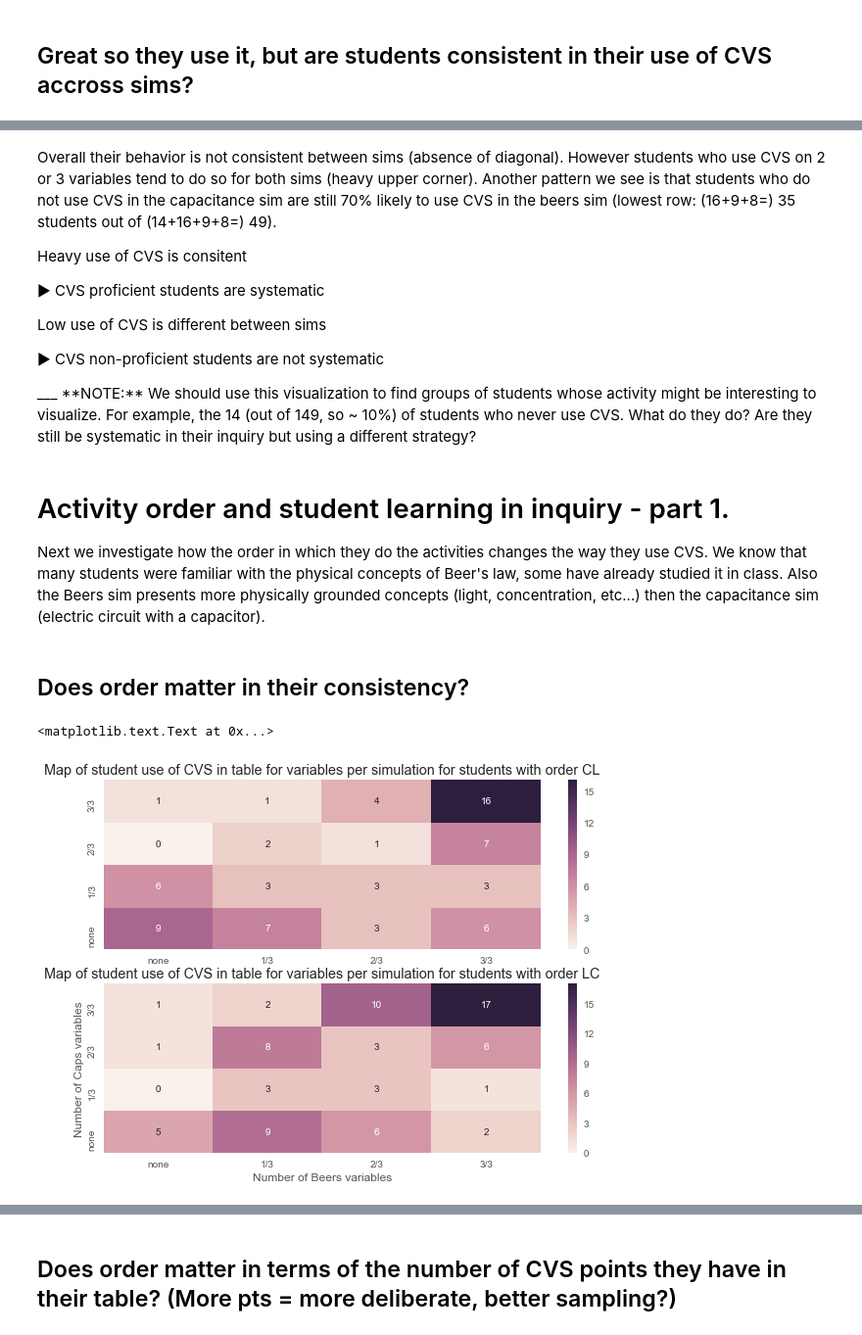
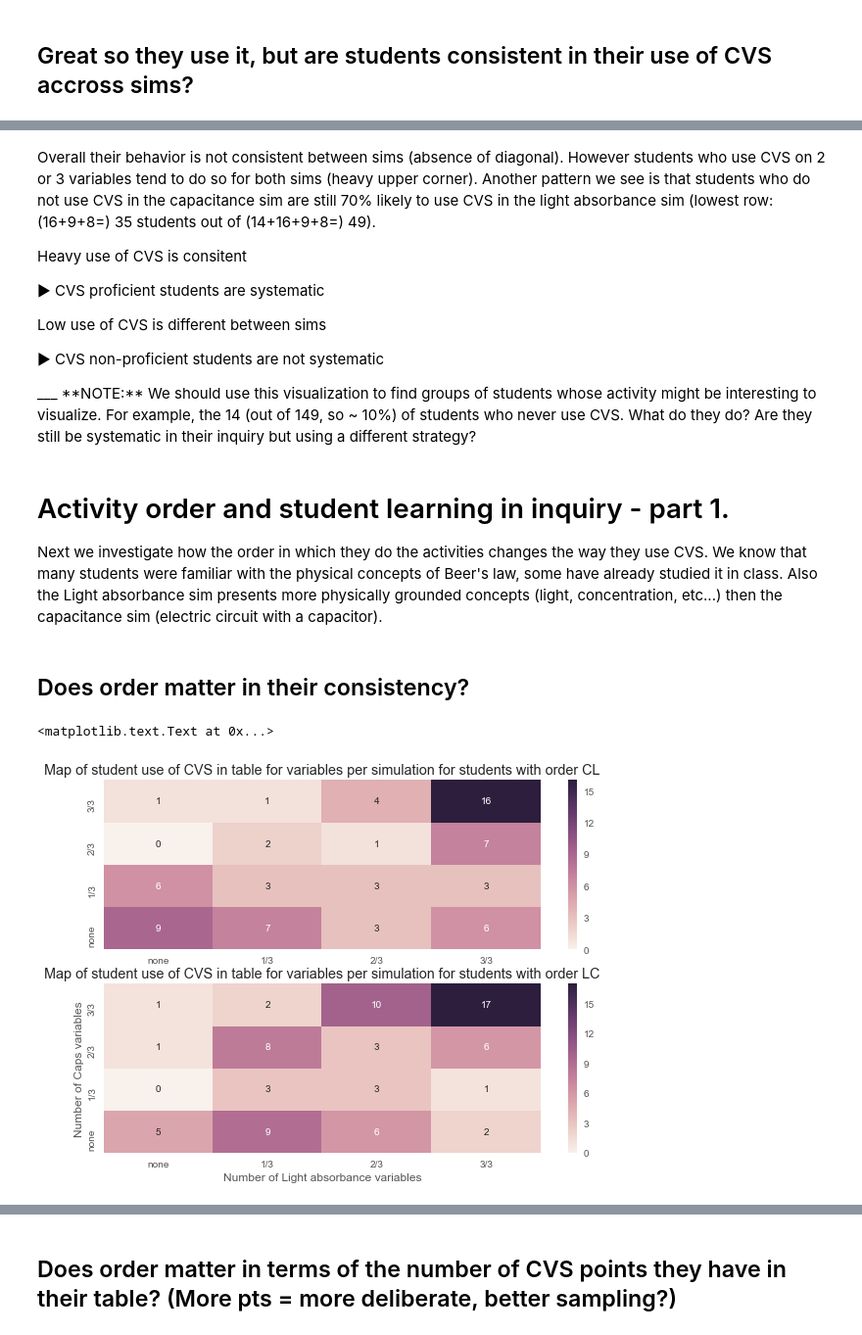
Before and after one commit to jmassall/inquiry_virtualLabs_study, a Jupyter notebook: analyzing_log/cvs_skill_analysis_report.ipynb, the cells around one changed output, grey strips where cells are left out. Shown: that part at 98% size. Cells and saved outputs as stored; diff of their text form; code cells hidden in the pictures.

```diff
--- a/analyzing_log/cvs_skill_analysis_report.ipynb
+++ b/analyzing_log/cvs_skill_analysis_report.ipynb
@@ -65,9 +84,9 @@ for v in variables:
 graph_cvs_df2['sum'] = graph_cvs_df2[variables].sum(axis=1)
 table_cvs_df2['sum'] = table_cvs_df2[variables].sum(axis=1)
 table_cvs_df2['sum caps'] = table_cvs_df2[['Battery voltage','Area','Separation']].sum(axis=1)
-table_cvs_df2['sum beers'] = table_cvs_df2[["Wavelength","Width","Concentration"]].sum(axis=1)
+table_cvs_df2['sum light absorbance'] = table_cvs_df2[["Wavelength","Width","Concentration"]].sum(axis=1)
 graph_cvs_df2['sum caps'] = graph_cvs_df2[['Battery voltage','Area','Separation']].sum(axis=1)
-graph_cvs_df2['sum beers'] = graph_cvs_df2[["Wavelength","Width","Concentration"]].sum(axis=1)
+graph_cvs_df2['sum light absorbance'] = graph_cvs_df2[["Wavelength","Width","Concentration"]].sum(axis=1)
 # %% [markdown]
 Before we dig into specifics let's figure out what how often students to CVS and on how many variables:
 # %%
@@ -135,11 +145,11 @@ most are between 6-7. Wavelength stands out with a average of 8. No surprise the
 cvs_sim = np.zeros((4,4),dtype=int)
 for i in range(4):
     for j in range(4):
-        cvs_sim[i,j] = len(table_cvs_df2[(table_cvs_df2['sum caps']==i)&(table_cvs_df2['sum beers']==j)])
+        cvs_sim[i,j] = len(table_cvs_df2[(table_cvs_df2['sum caps']==i)&(table_cvs_df2['sum light absorbance']==j)])
 ax = sns.heatmap(np.flip(cvs_sim,0),annot=True, fmt="d")
 ax.set_xticklabels(['none','1/3','2/3','3/3'])
 ax.set_yticklabels(['none','1/3','2/3','3/3'])
-plt.xlabel('Number of Beers variables')
+plt.xlabel('Number of light absorbance variables')
 plt.ylabel('Number of Caps variables')
 plt.title('Map of student use of CVS in their table for variables per simulation')
 # %% [output]
@@ -148,5 +158,5 @@ plt.title('Map of student use of CVS in their table for variables per simulation
 # %% [markdown]
-Overall their behavior is not consistent between sims (absence of diagonal). However students who use CVS on 2 or 3 variables tend to do so for both sims (heavy upper corner). Another pattern we see is that students who do not use CVS in the capacitance sim are still 70% likely to use CVS in the beers sim (lowest row: (16+9+8=) 35 students out of (14+16+9+8=) 49).
+Overall their behavior is not consistent between sims (absence of diagonal). However students who use CVS on 2 or 3 variables tend to do so for both sims (heavy upper corner). Another pattern we see is that students who do not use CVS in the capacitance sim are still 70% likely to use CVS in the light absorbance sim (lowest row: (16+9+8=) 35 students out of (14+16+9+8=) 49).
 
 Heavy use of CVS is consitent
 <p> &#9654; CVS proficient students are systematic </p>
@@ -157,35 +167,35 @@ ___
 **NOTE:** We should use this visualization to find groups of students whose activity might be interesting to visualize. For example, the 14 (out of 149, so ~ 10%) of students who never use CVS. What do they do? Are they still be systematic in their inquiry but using a different strategy?
 # %% [markdown]
 # Activity order and student learning in inquiry - part 1.
-Next we investigate how the order in which they do the activities changes the way they use CVS. We know that many students were familiar with the physical concepts of Beer's law, some have already studied it in class. Also the Beers sim presents more physically grounded concepts (light, concentration, etc...) then the capacitance sim (electric circuit with a capacitor).
+Next we investigate how the order in which they do the activities changes the way they use CVS. We know that many students were familiar with the physical concepts of Beer's law, some have already studied it in class. Also the Light absorbance sim presents more physically grounded concepts (light, concentration, etc...) then the capacitance sim (electric circuit with a capacitor).
 # %% [markdown]
 ## Does order matter in their consistency?
 # %%
 f, (ax1, ax2) = plt.subplots(2)
 ax = ax1
 cvs_sim = np.zeros((4,4),dtype=int)
 for i in range(4):
     for j in range(4):
-        cvs_sim[i,j] = len(table_cvs_df2[(table_cvs_df2['sum caps']==i)&(table_cvs_df2['sum beers']==j)&(table_cvs_df2['activity order']=='CL')])
+        cvs_sim[i,j] = len(table_cvs_df2[(table_cvs_df2['sum caps']==i)&(table_cvs_df2['sum light absorbance']==j)&(table_cvs_df2['activity order']=='CL')])
 sns.heatmap(np.flip(cvs_sim,0),annot=True, fmt="d",ax=ax1)
 ax.set_xticklabels(['none','1/3','2/3','3/3'])
 ax.set_yticklabels(['none','1/3','2/3','3/3'])
-plt.xlabel('Number of Beers variables')
+plt.xlabel('Number of Light absorbance variables')
 plt.ylabel('Number of Caps variables')
 ax.set_title('Map of student use of CVS in table for variables per simulation for students with order CL')
 
 ax = ax2
 cvs_sim = np.zeros((4,4),dtype=int)
 for i in range(4):
     for j in range(4):
-        cvs_sim[i,j] = len(table_cvs_df2[(table_cvs_df2['sum caps']==i)&(table_cvs_df2['sum beers']==j)&(table_cvs_df2['activity order']=='LC')])
+        cvs_sim[i,j] = len(table_cvs_df2[(table_cvs_df2['sum caps']==i)&(table_cvs_df2['sum light absorbance']==j)&(table_cvs_df2['activity order']=='LC')])
 sns.heatmap(np.flip(cvs_sim,0),annot=True, fmt="d", ax=ax2)
 ax.set_xticklabels(['none','1/3','2/3','3/3'])
 ax.set_yticklabels(['none','1/3','2/3','3/3'])
-plt.xlabel('Number of Beers variables')
+plt.xlabel('Number of Light absorbance variables')
 plt.ylabel('Number of Caps variables')
 ax.set_title('Map of student use of CVS in table for variables per simulation for students with order LC')
 # %% [output]
 <matplotlib.text.Text at 0x...>
-[figure, old version]
+[figure, new version]
 # %% [markdown]
```
Also changed, not shown: parts of 13 cells of this notebook, 6 other files.
